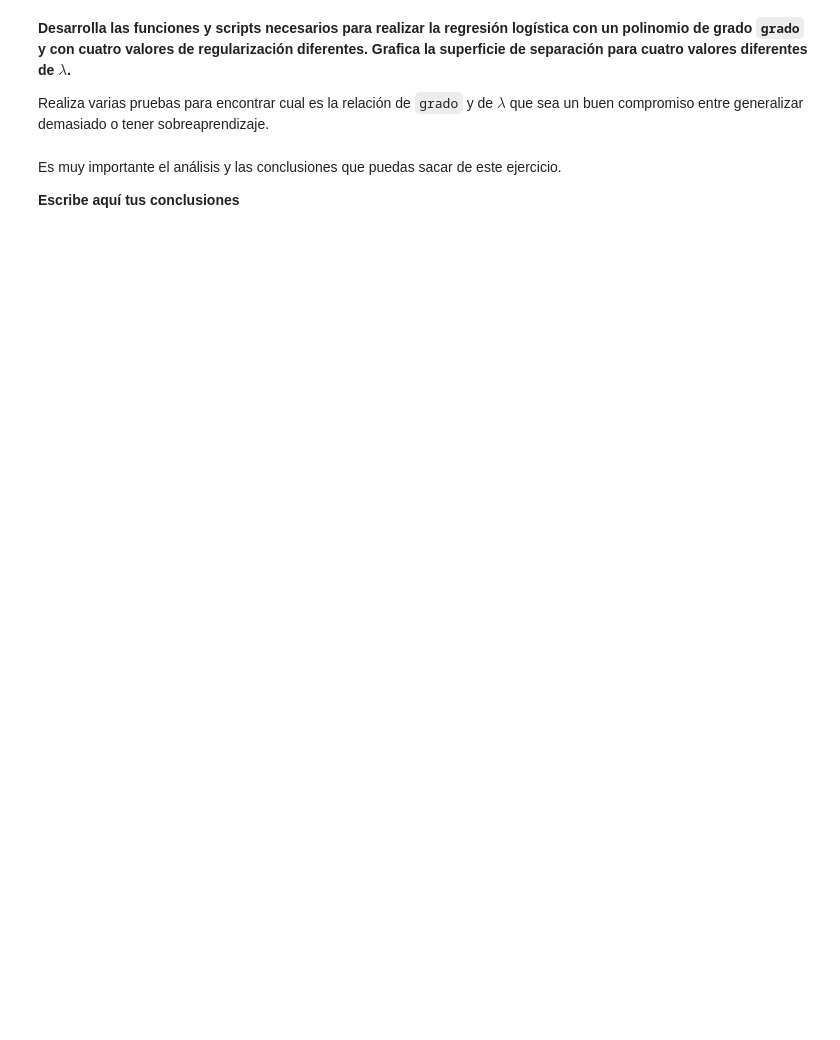
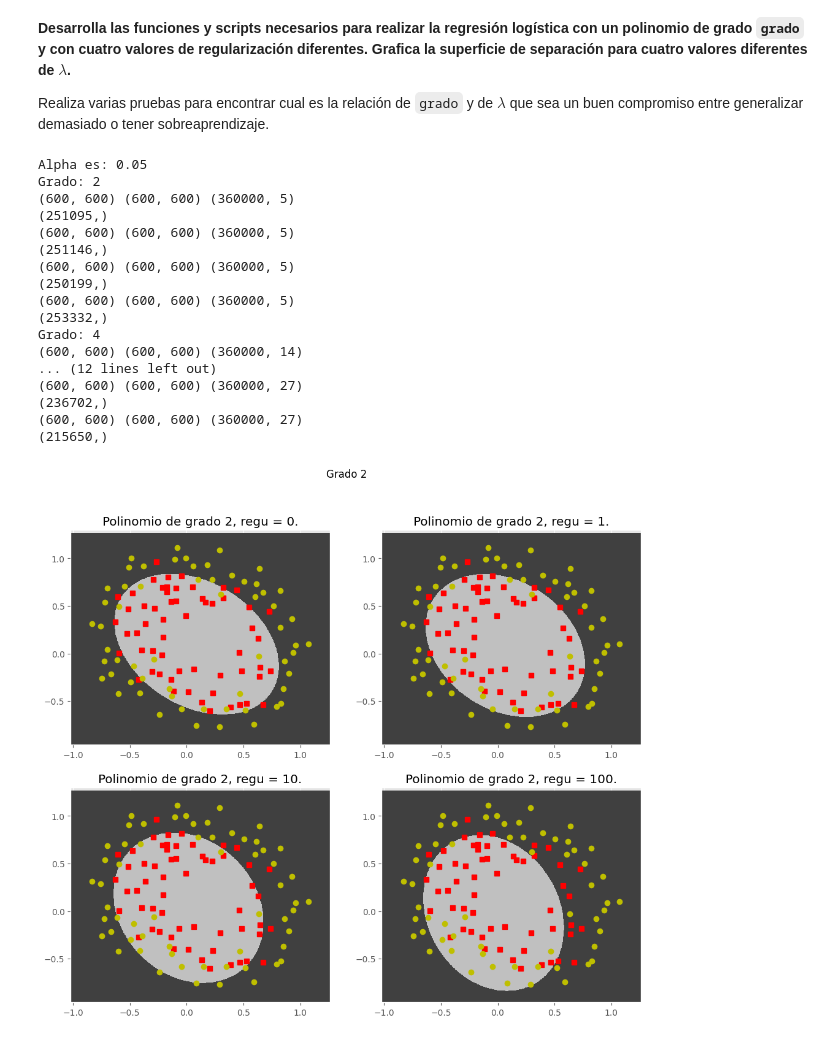
Before and after one commit to Jupazumur/2-Aprendizaje-2026, a Jupyter notebook: regularizacion_logistica.ipynb, the cells around one changed output. Drawn from its saved outputs; the diff is of its cells as text; code cells hidden in the pictures; blank space fills up the shorter version.

```diff
--- a/regularizacion_logistica.ipynb
+++ b/regularizacion_logistica.ipynb
@@ -529,10 +533,12 @@ def grad_regu(x, y, w, b, lambd):
     M = x.shape[0]
     dw = np.zeros_like(w)
     db = 0.0
+    dlambd = (2*lambd ) * 1 / M * w
 
     #------------------------------------------------------------------------
     # Agrega aqui tu código
-
+    dw, db= gradiente_error(x,y,w,b)
+    dw = dw + dlambd
     #------------------------------------------------------------------------
     return dw, db
 
@@ -595,4 +610,49 @@ for (i, lambd) in enumerate([0, 1, 10, 100]):
-# %% [markdown]
-Es muy importante el análisis y las conclusiones que puedas sacar de este ejercicio.
-
-**Escribe aquí tus conclusiones**
+# %%
+print(f"Alpha es: {alpha}")
+
+for (i, grado) in enumerate([2, 4, 6]):
+    plt.figure(figsize=(12, 10))
+    plt.suptitle(f"Grado {grado}")
+    print(f"Grado: {grado}")
+    phi_x = map_poly(grado, x)
+    mu, de = medias_std(phi_x)
+    phi_x_norm = normaliza(phi_x, mu, de)
+    m, n = phi_x_norm.shape
+
+    for(j, lambd) in enumerate([0, 1, 10, 100]):
+        # Normaliza
+        # --- Agregar código aquí ---
+        w = np.zeros(n)
+        b = 0.0
+
+        # Entrena
+        # --- Agregar código aquí ---
+        w, b, _ = dg_regu(phi_x_norm, y, w, b, alpha, lambd, max_iter=200_00)
+
+        # Muestra resultados con plot_separacion2D
+        plt.subplot(2, 2, j + 1)
+        plt.title(f"Polinomio de grado {grado}, regu = {lambd}.")
+        # --- Agregar codigo aquí ---
+        plot_separacion2D(x,y,grado,mu,de,w,b)
+
+plt.tight_layout()
+plt.show()
+# %% [output]
+Alpha es: 0.05
+Grado: 2
+(600, 600) (600, 600) (360000, 5)
+(251095,)
+(600, 600) (600, 600) (360000, 5)
+(251146,)
+(600, 600) (600, 600) (360000, 5)
+(250199,)
+(600, 600) (600, 600) (360000, 5)
+(253332,)
+Grado: 4
+(600, 600) (600, 600) (360000, 14)
+... (12 lines left out)
+(600, 600) (600, 600) (360000, 27)
+(236702,)
+(600, 600) (600, 600) (360000, 27)
+(215650,)
+[figure, added]
```
Also changed, not shown: parts of 5 cells of this notebook.
